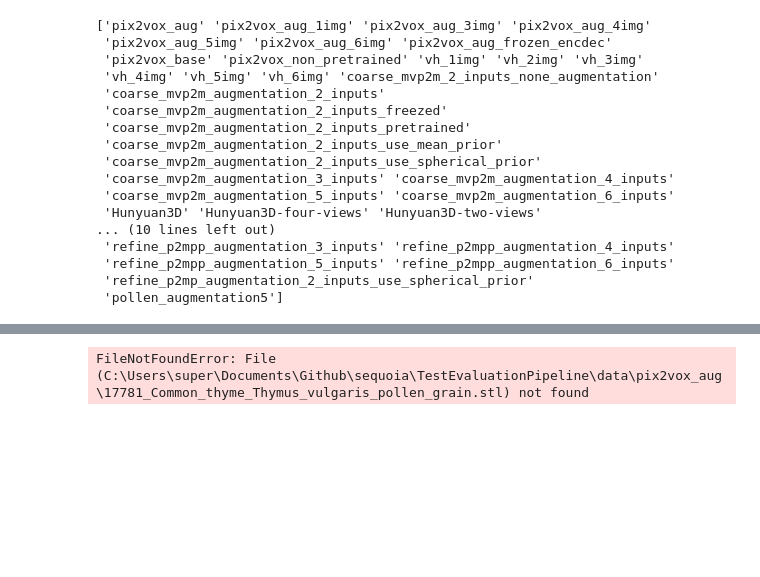
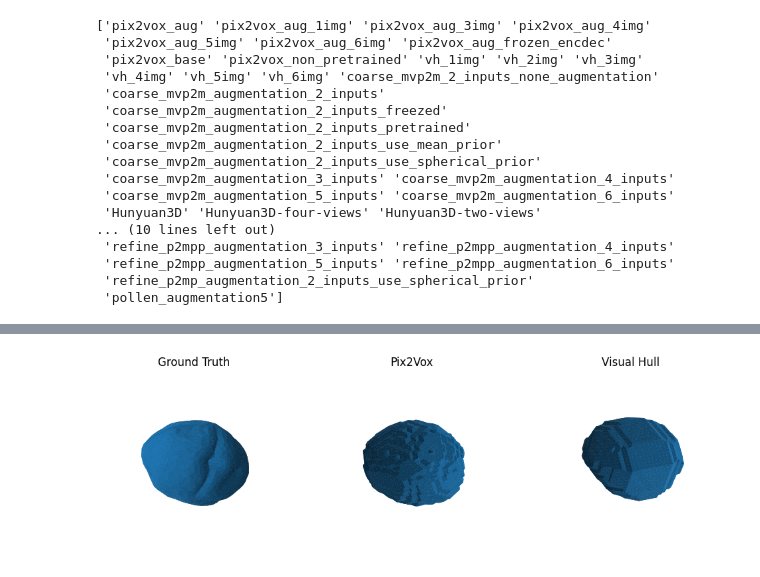
Before and after one commit to etiiiR/Bachelor-Thesis, a Jupyter notebook: notebooks/exp_1_fine_tuning.ipynb, the cells around one changed output, grey strips where cells are left out. Drawn from its saved outputs; the diff is of its cells as text; code cells hidden in the pictures; blank space fills up the shorter version.

```diff
--- a/notebooks/exp_1_fine_tuning.ipynb
+++ b/notebooks/exp_1_fine_tuning.ipynb
@@ -93,28 +70,3 @@ aggregated
 | 7 | refine_p2mpp_augmentation_2_input... | 0.051375 | 0.025330 | 0.216349 | 0.091418 | 0.687749 | 0.159364 | ... |
 | 8 | refine_p2mpp_augmentation_2_input... | 0.052216 | 0.021743 | 0.216471 | 0.096116 | 0.687208 | 0.154837 | ... |
 | 9 | vh_2img | 0.091423 | 0.024904 | 0.109239 | 0.040237 | 0.416278 | 0.101777 | ... |
-# %%
-mesh1 = pv.read("../TestEvaluationPipeline/data/pix2vox_aug/17781_Common_thyme_Thymus_vulgaris_pollen_grain.stl")
-mesh2 = pv.read("../TestEvaluationPipeline/data/pix2vox_aug/17781_Common_thyme_Thymus_vulgaris_pollen_grain.stl")
-mesh3 = pv.read("../TestEvaluationPipeline/data/pix2vox_aug/17781_Common_thyme_Thymus_vulgaris_pollen_grain.stl")
-mesh4 = pv.read("../TestEvaluationPipeline/data/pix2vox_aug/17781_Common_thyme_Thymus_vulgaris_pollen_grain.stl")
-
-# Suppose meshes is a list of pyvista PolyData objects
-meshes = [mesh1, mesh2, mesh3, mesh4]
-
-# Create a 2×2 grid of subplots
-plotter = pv.Plotter(shape=(2, 2), off_screen=True)
-
-for idx, mesh in enumerate(meshes):
-    i, j = divmod(idx, 2)
-    plotter.subplot(i, j)
-    plotter.add_text(f"Mesh {idx+1}", font_size=12)
-    plotter.add_mesh(mesh, show_edges=True)
-
-# Optionally link camera views across subplots
-plotter.link_views()
-
-# Render and save screenshot
-plotter.show(screenshot="mesh_grid.png", window_size=(800, 800))
-# %% [output]
-FileNotFoundError: File (C:\Users\super\Documents\Github\sequoia\TestEvaluationPipeline\data\pix2vox_aug\17781_Common_thyme_Thymus_vulgaris_pollen_grain.stl) not found
@@ -120,0 +84,42 @@ FileNotFoundError: File (C:\Users\super\Documents\Github\sequoia\TestEvaluationP
+# %%
+gt   = trimesh.load("../data/processed/meshes/17781_Common_thyme_Thymus_vulgaris_pollen_grain.stl")
+pred = trimesh.load("../TestEvaluationPipeline/data/pix2vox_aug/17781_Common_thyme_Thymus_vulgaris_pollen_grain.stl")
+pred2 = trimesh.load("../TestEvaluationPipeline/data/vh_6img/17781_Common_thyme_Thymus_vulgaris_pollen_grain.stl")
+
+mesh_aligned, _ = MeshUtils.align_icp(pred, gt)
+mesh_aligned2, _ = MeshUtils.align_icp(pred2, gt)
+rebuilt = trimesh.Trimesh(vertices=mesh_aligned.vertices,
+                          faces    =pred.faces)
+rebuilt2 = trimesh.Trimesh(vertices=mesh_aligned2.vertices,
+                          faces    =pred2.faces)
+
+fig = plt.figure(figsize=(12, 6))
+ax1 = fig.add_subplot(131, projection='3d')
+ax2 = fig.add_subplot(132, projection='3d')
+ax3 = fig.add_subplot(133, projection='3d')
+
+for ax in (ax1, ax2, ax3):
+    ax.grid(False)
+    ax.xaxis.pane.fill   = False
+    ax.yaxis.pane.fill   = False
+    ax.zaxis.pane.fill   = False
+    ax.xaxis.pane.set_edgecolor('none')
+    ax.yaxis.pane.set_edgecolor('none')
+    ax.zaxis.pane.set_edgecolor('none')
+
+    ax.set_axis_off()
+
+ax1.set_title("Ground Truth")
+ax2.set_title("Pix2Vox")
+ax3.set_title("Visual Hull")
+
+ax1.plot_trisurf(gt.vertices[:,0], gt.vertices[:,1], gt.vertices[:,2],
+                 triangles=gt.faces)
+ax2.plot_trisurf(rebuilt.vertices[:,0], rebuilt.vertices[:,1], rebuilt.vertices[:,2],
+                 triangles=rebuilt.faces)
+ax3.plot_trisurf(rebuilt2.vertices[:,0], rebuilt2.vertices[:,1], rebuilt2.vertices[:,2],
+                 triangles=rebuilt2.faces)
+
+plt.show()
+# %% [output]
+[figure, added]
```
Also changed, not shown: parts of 2 cells of this notebook.
